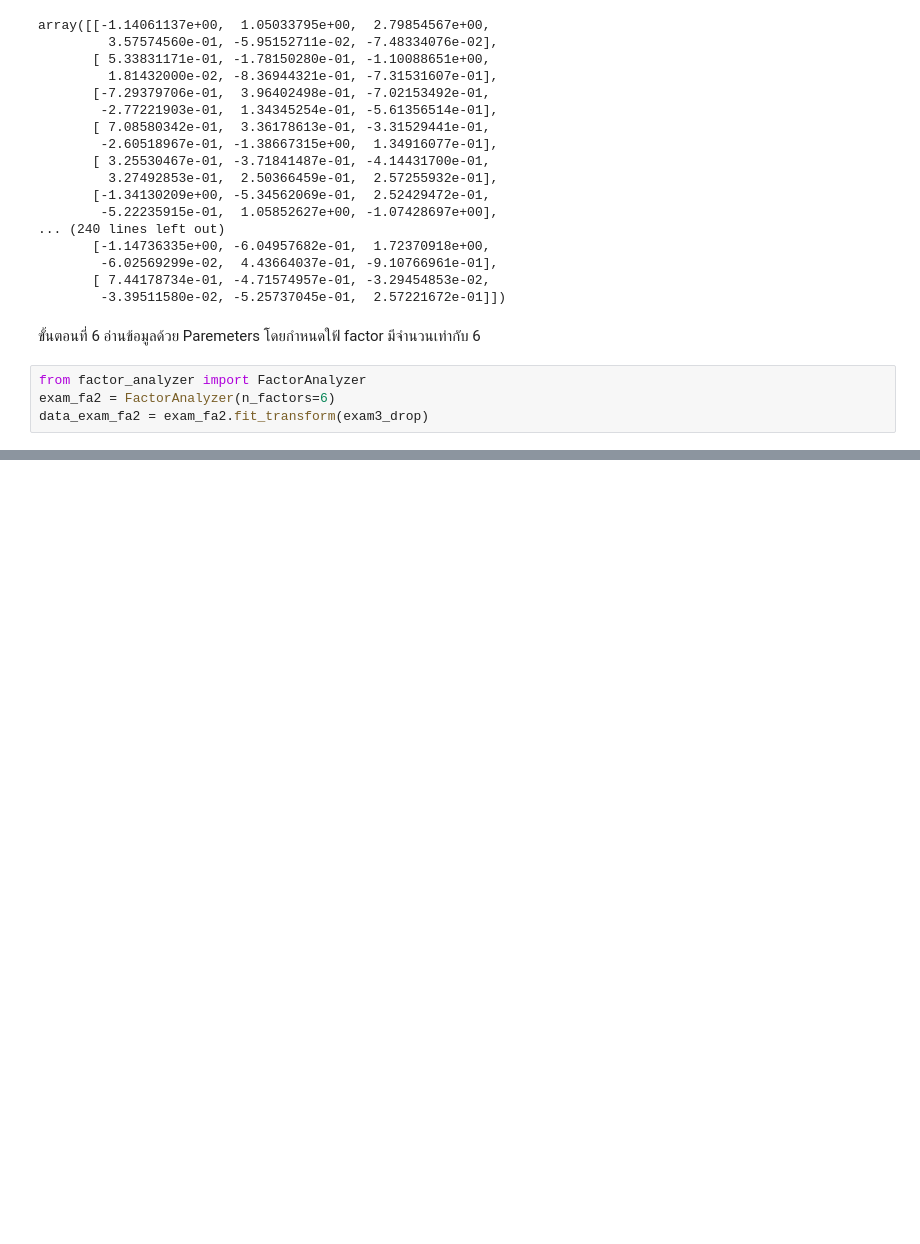
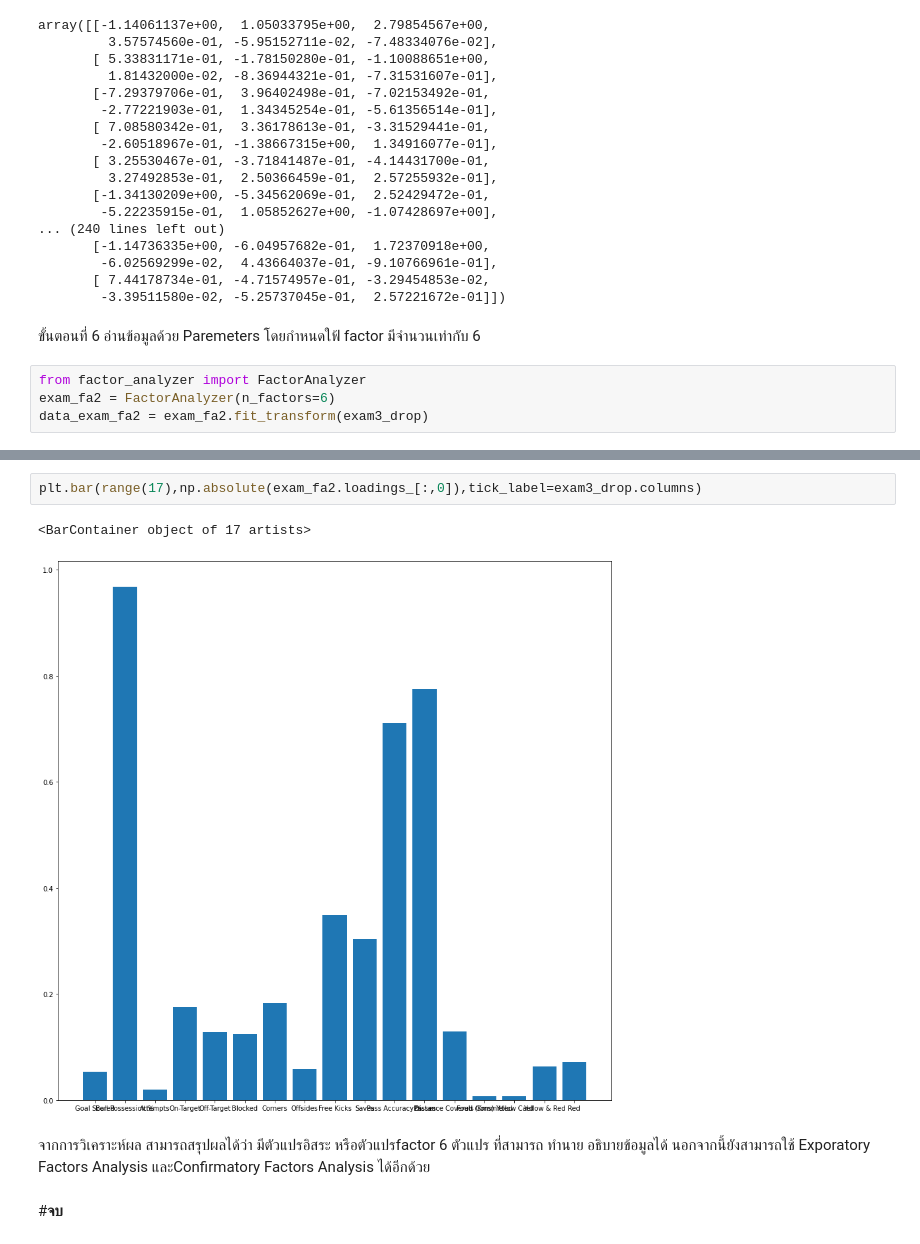
Before and after one commit to 623020514-5/multivariate, a Jupyter notebook: Chapter5_Factor_Analysis.ipynb, the cells around one changed output, grey strips where cells are left out. Drawn from its saved outputs; the diff is of its cells as text; blank space fills up the shorter version.

```diff
--- a/Chapter5_Factor_Analysis.ipynb
+++ b/Chapter5_Factor_Analysis.ipynb
@@ -417,0 +446,9 @@ data_exam_fa2 = exam_fa2.fit_transform(exam3_drop)
+# %%
+plt.bar(range(17),np.absolute(exam_fa2.loadings_[:,0]),tick_label=exam3_drop.columns)
+# %% [output]
+<BarContainer object of 17 artists>
+[figure, added]
+# %% [markdown]
+จากการวิเคราะห์ผล สามารถสรุปผลได้ว่า มีตัวแปรอิสระ หรือตัวแปรfactor 6 ตัวแปร ที่สามารถ ทำนาย อธิบายข้อมูลได้ นอกจากนี้ยังสามารถใช้ Exporatory Factors Analysis และConfirmatory Factors Analysis ได้อีกด้วย
+# %% [markdown]
+#**จบ**
```
Also changed, not shown: parts of 6 cells of this notebook.
